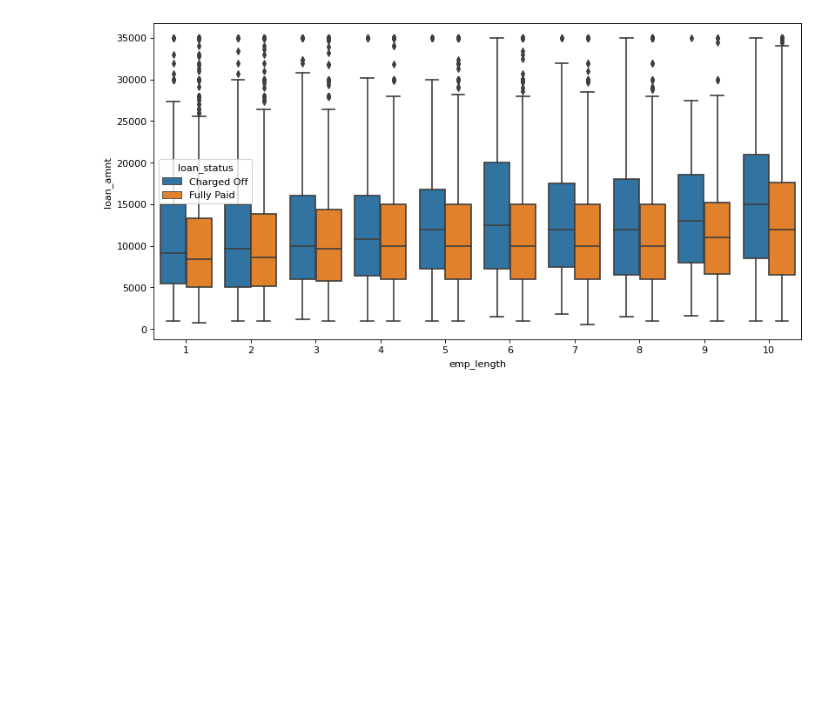
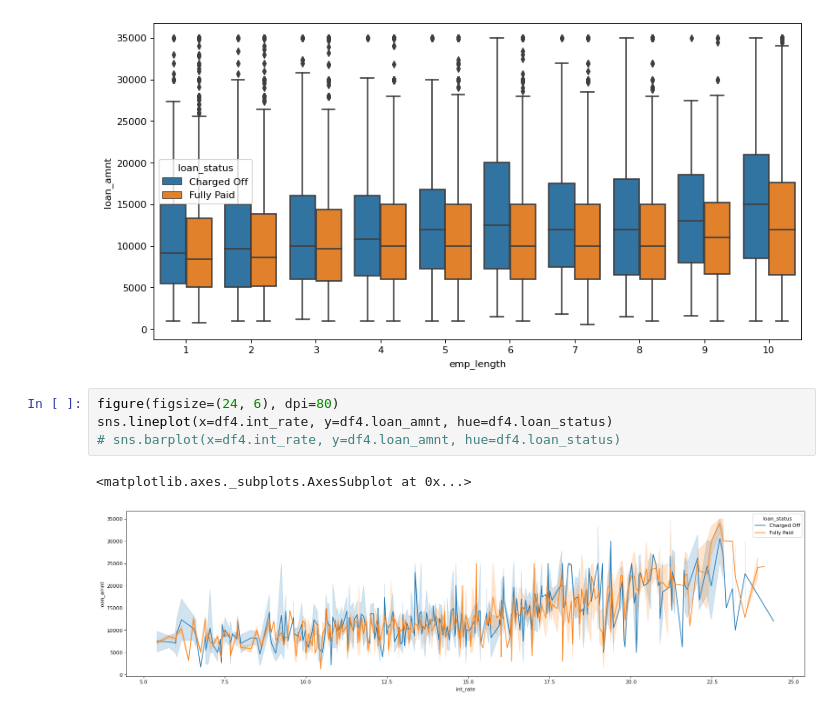
Before and after one commit to hargurjeet/Lending-Club-CaseStudy, a Jupyter notebook: Lending_Club_Case_Study.ipynb, the cells around one changed output. Cells and saved outputs as stored; diff of their text form; blank space fills up the shorter version.

```diff
--- a/Lending_Club_Case_Study.ipynb
+++ b/Lending_Club_Case_Study.ipynb
@@ -707,4 +698,11 @@ sns.boxplot(x=df4.emp_length, y=df4.loan_amnt, hue=df4.loan_status)
 WARNING:matplotlib.legend:No handles with labels found to put in legend.
 <matplotlib.axes._subplots.AxesSubplot at 0x...>
 [figure]
+# %%
+figure(figsize=(24, 6), dpi=80)
+sns.lineplot(x=df4.int_rate, y=df4.loan_amnt, hue=df4.loan_status)
+# sns.barplot(x=df4.int_rate, y=df4.loan_amnt, hue=df4.loan_status)
+# %% [output]
+<matplotlib.axes._subplots.AxesSubplot at 0x...>
+[figure, added]
 # %%
```
Also changed, not shown: parts of 18 cells of this notebook.
